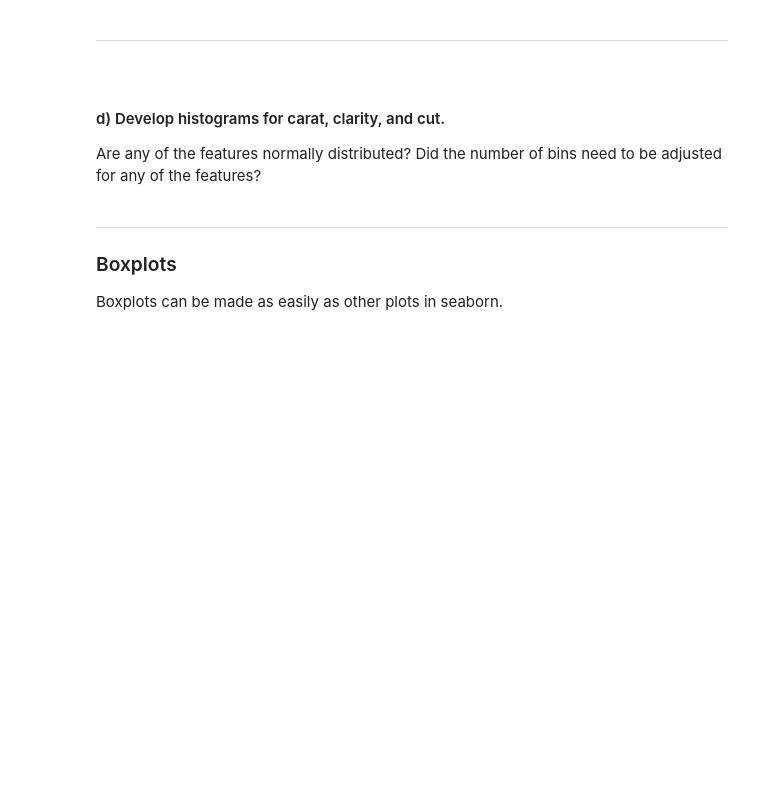
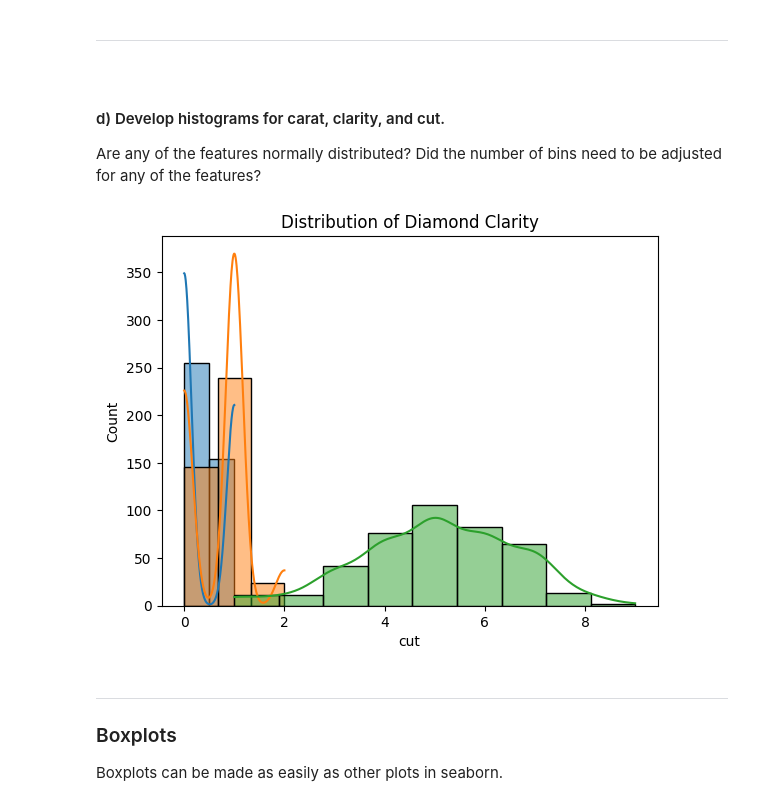
Before and after one commit to Knowasiak/A2_World_Region_Analysis, a Jupyter notebook: Script 03 - Exploratory Data Analysis - Guided.ipynb, the cells around one changed output. Drawn from its saved outputs; the diff is of its cells as text; code cells hidden in the pictures; blank space fills up the shorter version.

```diff
--- a/Script 03 - Exploratory Data Analysis - Guided.ipynb
+++ b/Script 03 - Exploratory Data Analysis - Guided.ipynb
@@ -170,15 +179,21 @@ plt.show()
 Are any of the features normally distributed? Did the number of bins need to be adjusted for any of the features?
 # %%
 # developing a histogram
-_____
+sns.histplot(data = diamonds, x = "cut", bins = 2, kde = True)
+
+sns.histplot(data = diamonds, x = "carat", bins = 3, kde = True)
+
+sns.histplot(data = diamonds, x = "clarity", bins = 9, kde = True)
 
 
 # title and labels
 plt.title (label  = 'Distribution of Diamond Clarity')
 
 
 # displaying the plot
 plt.show()
+# %% [output]
+[figure, added]
 # %% [markdown]
 <hr style="height:.9px;border-width:0;color:gray;background-color:gray">
 <h3>Boxplots</h3>
```
Also changed, not shown: parts of 4 cells of this notebook.
